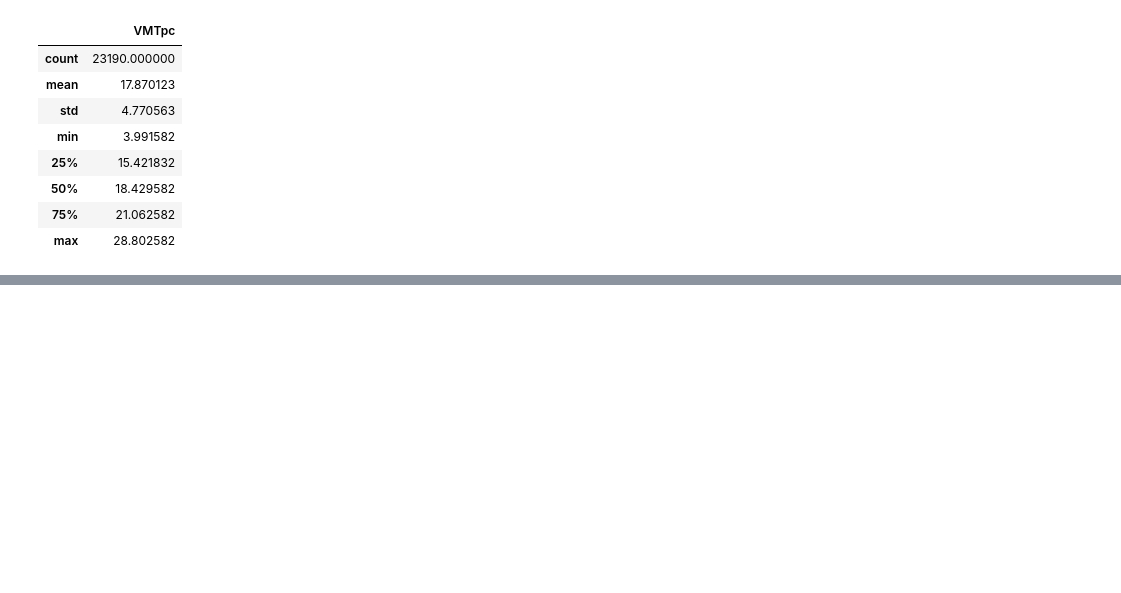
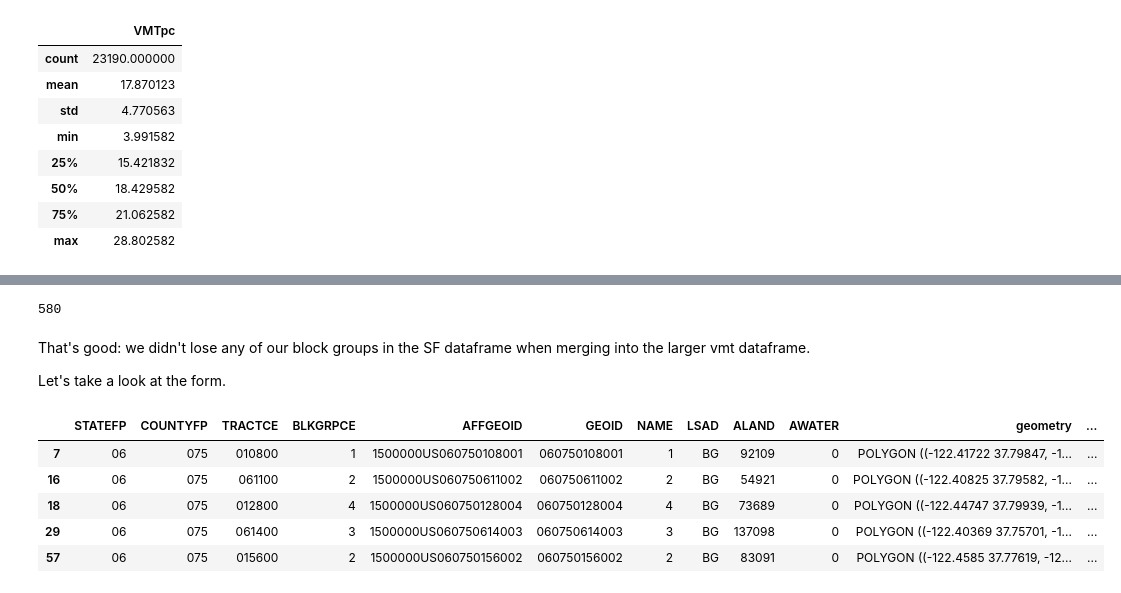
Before and after one commit to usf-esm/usf-engy680-urban-energy-fall2026, a Jupyter notebook: hw2_OptionA_VMT/hw2_template.ipynb, the cells around one changed output, grey strips where cells are left out. Cells and saved outputs as stored; diff of their text form; code cells hidden in the pictures; blank space fills up the shorter version.

```diff
--- a/hw2_OptionA_VMT/hw2_template.ipynb
+++ b/hw2_OptionA_VMT/hw2_template.ipynb
@@ -162,0 +247,21 @@ For students who analyze outer suburban and rural places, note that resulting es
+# %%
+merged = sf_shape.merge(vmt, left_on='GEOID', right_index=True, how='left')
+# This means merge keying on the index of the left variable, the GEOID column of the right variable, using merge
+# method right.
+# First check the length.
+len(merged)
+# %% [output]
+580
+# %% [markdown]
+That's good: we didn't lose any of our block groups in the SF dataframe when merging into the larger vmt dataframe.
+
+Let's take a look at the form.
+# %%
+merged.head()
+# %% [output]
+|  | STATEFP | COUNTYFP | TRACTCE | BLKGRPCE | AFFGEOID | GEOID | NAME | LSAD | ALAND | AWATER | geometry | ... |
+| 7 | 06 | 075 | 010800 | 1 | 1500000US060750108001 | 060750108001 | 1 | BG | 92109 | 0 | POLYGON ((-122.41722 37.79847, -1... | ... |
+| 16 | 06 | 075 | 061100 | 2 | 1500000US060750611002 | 060750611002 | 2 | BG | 54921 | 0 | POLYGON ((-122.40825 37.79582, -1... | ... |
+| 18 | 06 | 075 | 012800 | 4 | 1500000US060750128004 | 060750128004 | 4 | BG | 73689 | 0 | POLYGON ((-122.44747 37.79939, -1... | ... |
+| 29 | 06 | 075 | 061400 | 3 | 1500000US060750614003 | 060750614003 | 3 | BG | 137098 | 0 | POLYGON ((-122.40369 37.75701, -1... | ... |
+| 57 | 06 | 075 | 015600 | 2 | 1500000US060750156002 | 060750156002 | 2 | BG | 83091 | 0 | POLYGON ((-122.4585 37.77619, -12... | ... |
```
Also changed, not shown: parts of 28 cells of this notebook.
